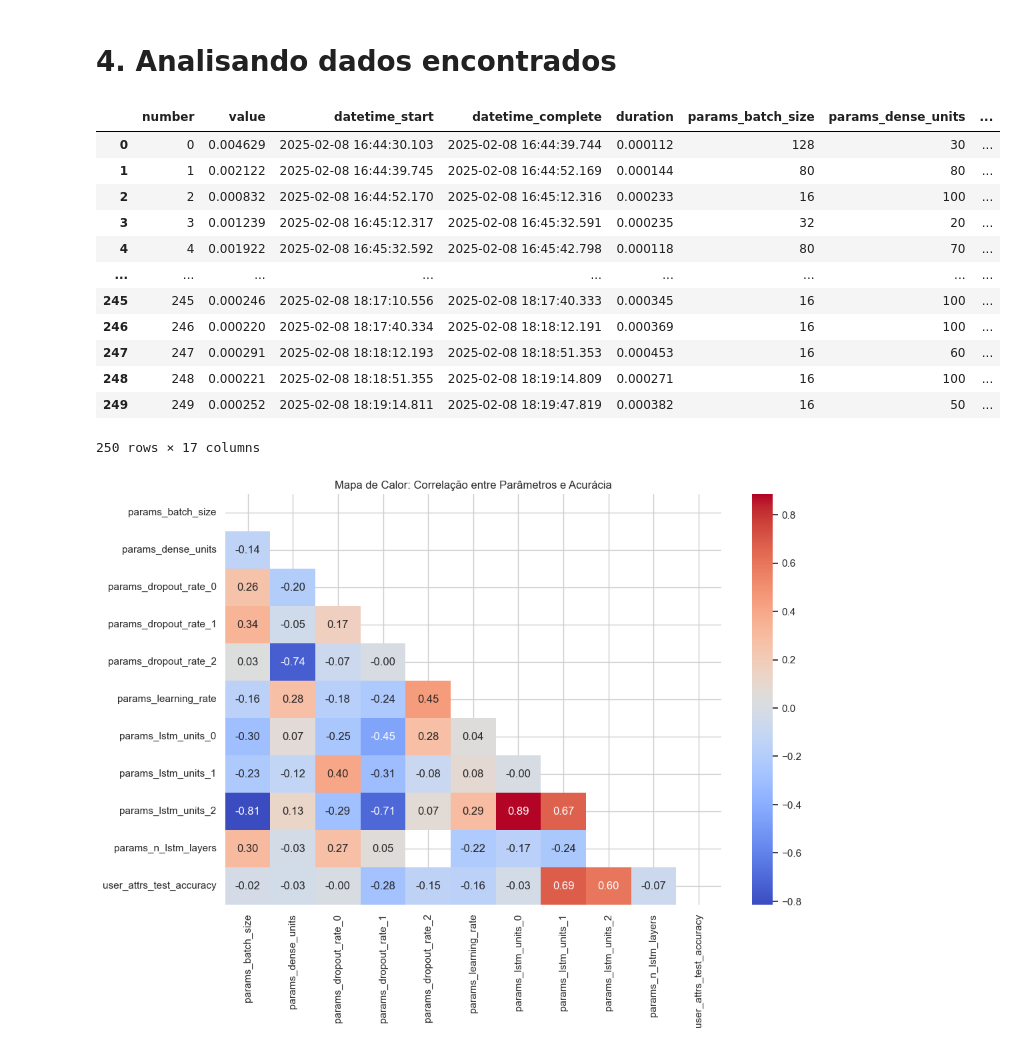
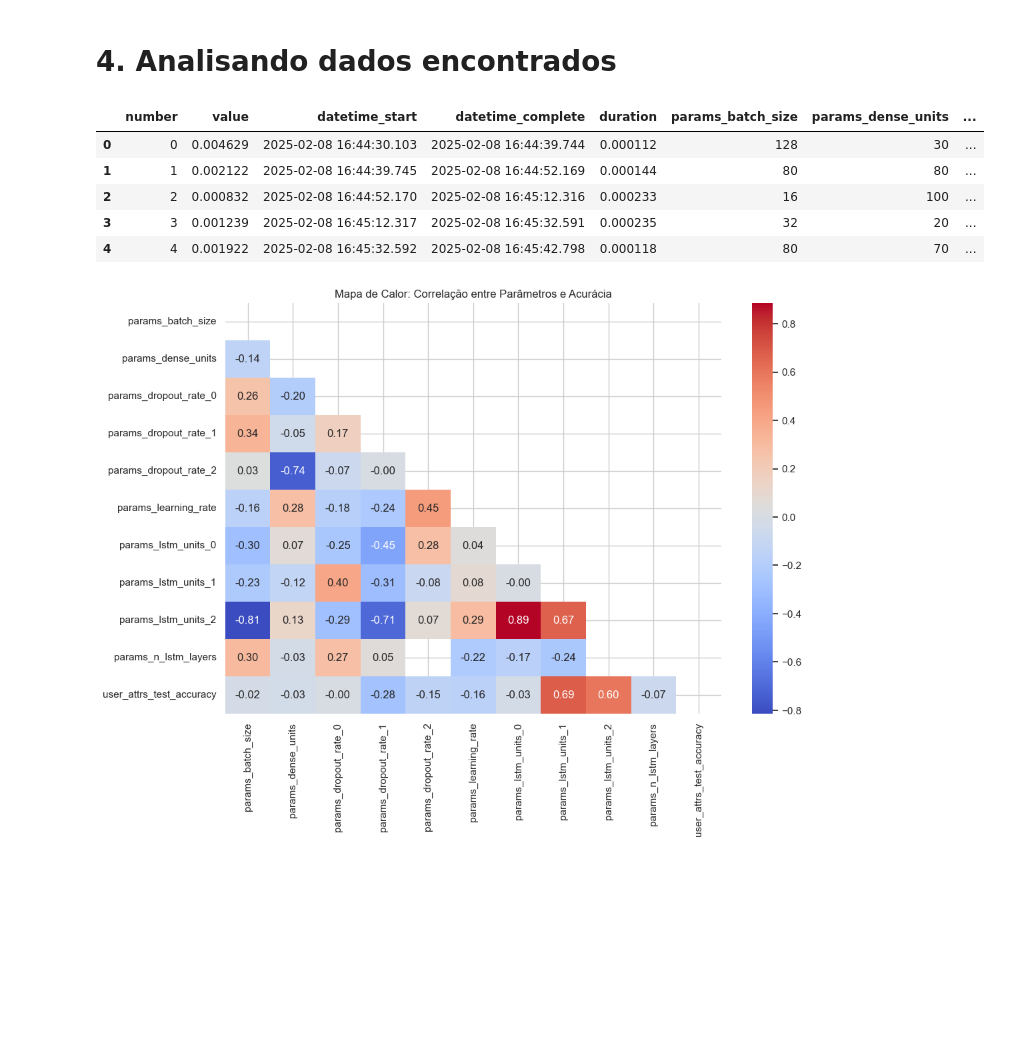
Before and after one commit to Erickllino/Projeto-IF702, a Jupyter notebook: 2o-MniniProjeto/LSTM_main.ipynb, the cells around one changed output. Saved outputs shown, nothing was run; the diff lists cells and outputs as text; code cells hidden in the pictures; blank space fills up the shorter version.

```diff
--- a/2o-MniniProjeto/LSTM_main.ipynb
+++ b/2o-MniniProjeto/LSTM_main.ipynb
@@ -250,21 +239,14 @@ pd.read_excel('optuna_results.xlsx')
 # 4. Analisando dados encontrados
 # %%
 data_optuna  =  pd.read_excel('optuna_results.xlsx')
-data_optuna
+data_optuna.head()
 # %% [output]
 |  | number | value | datetime_start | datetime_complete | duration | params_batch_size | params_dense_units | ... |
 | 0 | 0 | 0.004629 | 2025-02-08 16:44:30.103 | 2025-02-08 16:44:39.744 | 0.000112 | 128 | 30 | ... |
 | 1 | 1 | 0.002122 | 2025-02-08 16:44:39.745 | 2025-02-08 16:44:52.169 | 0.000144 | 80 | 80 | ... |
 | 2 | 2 | 0.000832 | 2025-02-08 16:44:52.170 | 2025-02-08 16:45:12.316 | 0.000233 | 16 | 100 | ... |
 | 3 | 3 | 0.001239 | 2025-02-08 16:45:12.317 | 2025-02-08 16:45:32.591 | 0.000235 | 32 | 20 | ... |
 | 4 | 4 | 0.001922 | 2025-02-08 16:45:32.592 | 2025-02-08 16:45:42.798 | 0.000118 | 80 | 70 | ... |
-| ... | ... | ... | ... | ... | ... | ... | ... | ... |
-| 245 | 245 | 0.000246 | 2025-02-08 18:17:10.556 | 2025-02-08 18:17:40.333 | 0.000345 | 16 | 100 | ... |
-| 246 | 246 | 0.000220 | 2025-02-08 18:17:40.334 | 2025-02-08 18:18:12.191 | 0.000369 | 16 | 100 | ... |
-| 247 | 247 | 0.000291 | 2025-02-08 18:18:12.193 | 2025-02-08 18:18:51.353 | 0.000453 | 16 | 60 | ... |
-| 248 | 248 | 0.000221 | 2025-02-08 18:18:51.355 | 2025-02-08 18:19:14.809 | 0.000271 | 16 | 100 | ... |
-| 249 | 249 | 0.000252 | 2025-02-08 18:19:14.811 | 2025-02-08 18:19:47.819 | 0.000382 | 16 | 50 | ... |
-250 rows × 17 columns
 # %%
 data_optuna = data_optuna.drop(columns=['datetime_start','datetime_complete','state', 'number'])
 data_optuna.sort_values('user_attrs_test_accuracy')
```
Also changed, not shown: parts of 2 cells of this notebook.
